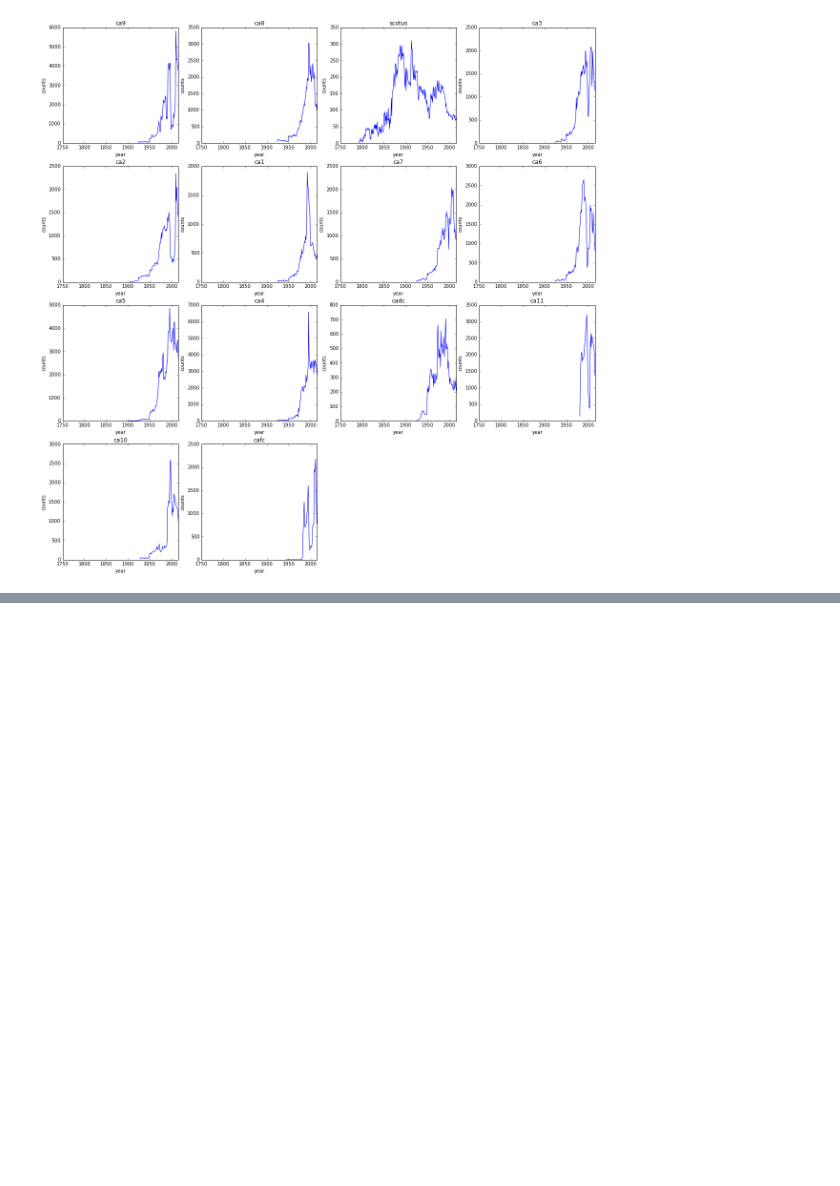
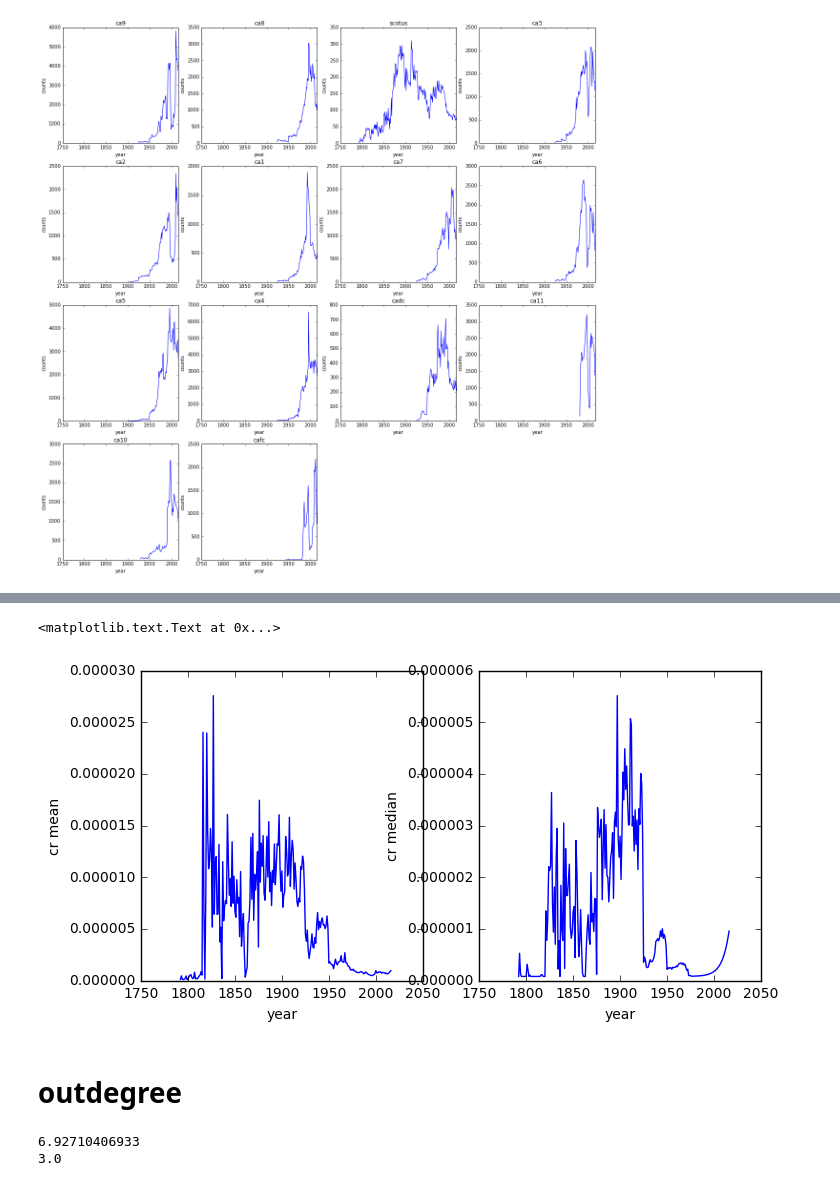
Before and after one commit to idc9/law-net, a Jupyter notebook: vertex_metrics_experiment/explore_federal.ipynb, the cells around one changed output, grey strips where cells are left out. Cells and saved outputs as stored; diff of their text form; code cells hidden in the pictures; blank space fills up the shorter version.

```diff
--- a/vertex_metrics_experiment/explore_federal.ipynb
+++ b/vertex_metrics_experiment/explore_federal.ipynb
@@ -72,0 +87,26 @@ for court in jurisdictions:
+# %%
+cr_by_year = {y: [] for y in set(years)}
+for i in range(len(G.vs)):
+    cr_by_year[years[i]].append(cr[i])
+
+cr_year_mean_dict = {y: np.mean(cr_by_year[y]) for y in cr_by_year.keys()}
+cr_year_mean = pd.Series(cr_year_mean_dict)
+
+cr_year_median_dict = {y: np.median(cr_by_year[y]) for y in cr_by_year.keys()}
+cr_year_median = pd.Series(cr_year_median_dict)
+# %%
+plt.figure(figsize=[8, 4])
+plt.subplot(1,2,1)
+plt.plot(cr_year_mean.index, cr_year_mean)
+plt.ylabel('cr mean')
+plt.xlabel('year')
+
+plt.subplot(1,2,2)
+plt.plot(cr_year_median.index, cr_year_median)
+plt.ylabel('cr median')
+plt.xlabel('year')
+# %% [output]
+<matplotlib.text.Text at 0x...>
+[figure, added]
+# %% [markdown]
+# outdegree
@@ -72,0 +115,6 @@ for court in jurisdictions:
+# %%
+print np.mean(outdegree)
+print np.median(outdegree)
+# %% [output]
+6.92710406933
+3.0
```
Also changed, not shown: parts of 17 cells of this notebook, 12 other files.
